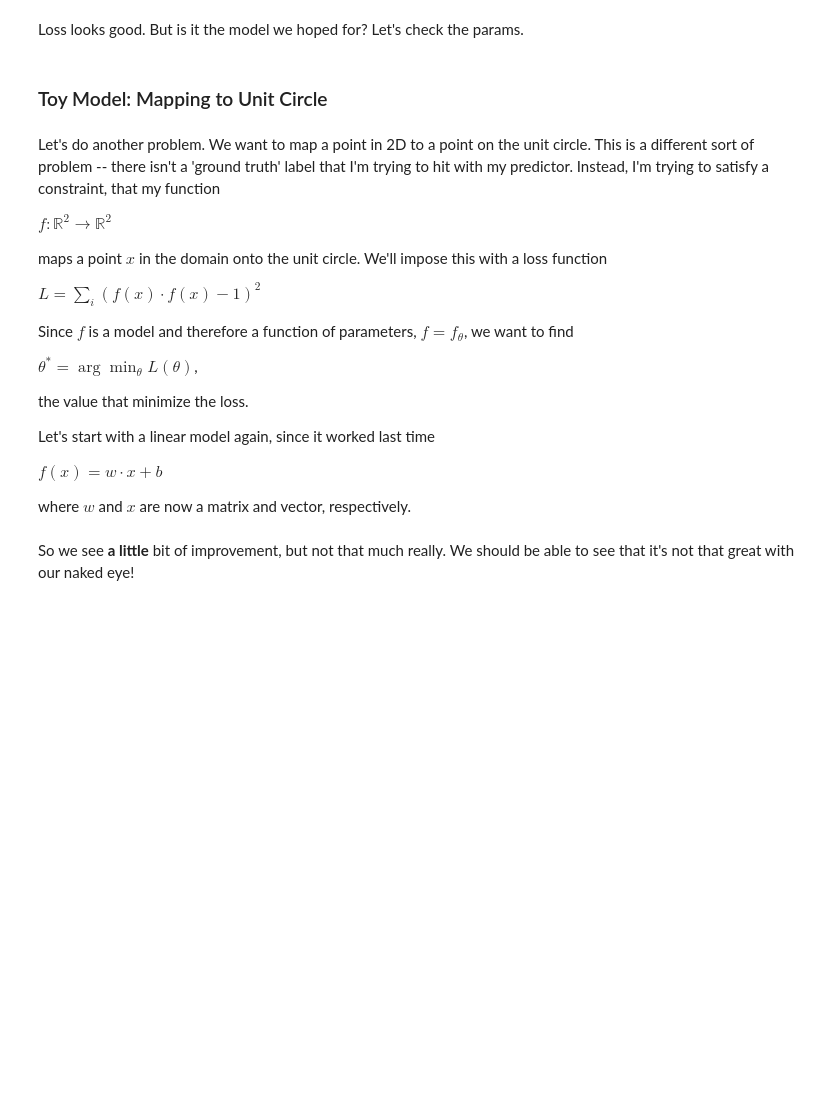
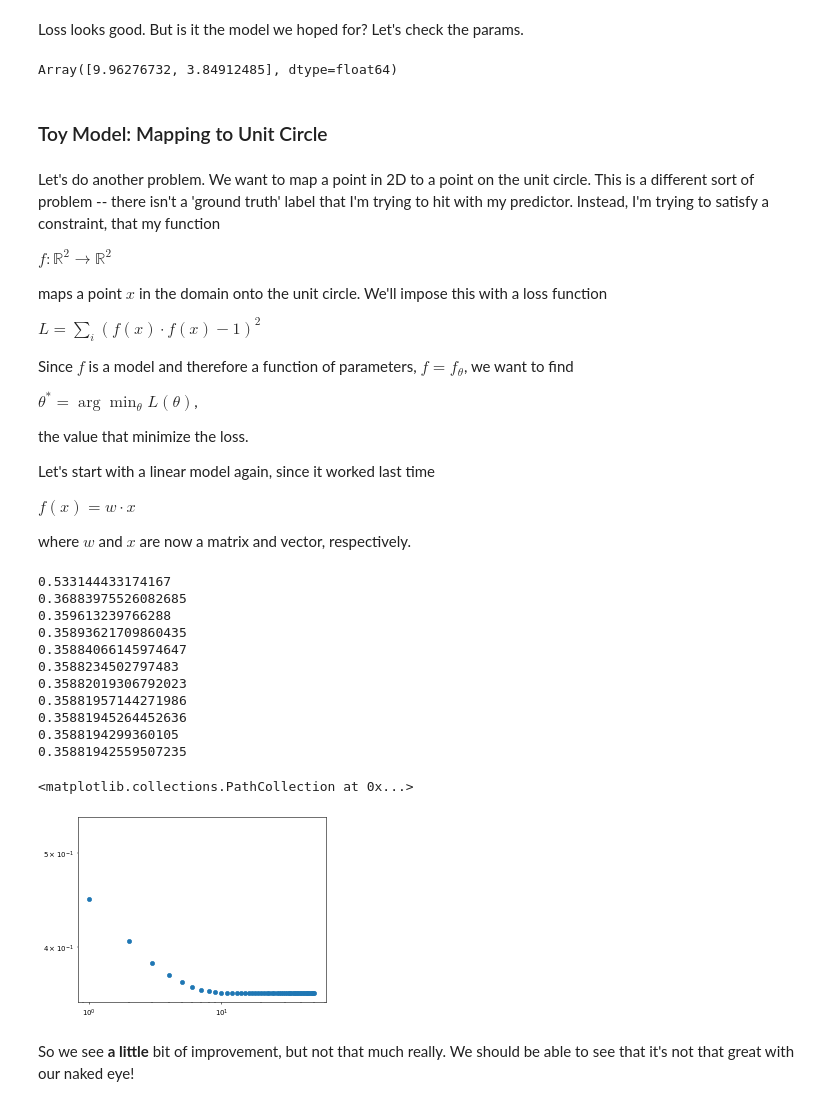
Before and after one commit to jimhalverson/COMP2023, a Jupyter notebook: notebooks/Intro to Python/5_Lecture_Neural Networks.ipynb, the cells around one changed output. Cells and saved outputs as stored; diff of their text form; code cells hidden in the pictures; blank space fills up the shorter version.

```diff
--- a/notebooks/Intro to Python/5_Lecture_Neural Networks.ipynb
+++ b/notebooks/Intro to Python/5_Lecture_Neural Networks.ipynb
@@ -59,5 +169,9 @@ This loop is the 'train loop.' It starts with the definition of an initial point
 # %% [markdown]
 Loss looks good. But is it the model we hoped for? Let's check the params.
+# %%
+theta
+# %% [output]
+Array([9.96276732, 3.84912485], dtype=float64)
 # %% [markdown]
 ### Toy Model: Mapping to Unit Circle
 # %% [markdown]
@@ -77,8 +191,54 @@ the value that minimize the loss.
 
 Let's start with a linear model again, since it worked last time
 
-$f(x) = w \cdot x + b$
+$f(x) = w \cdot x$
 
 where $w$ and $x$ are now a matrix and vector, respectively.
+# %%
+def model(theta, x): # x has shape bi, b for batch, i for R2
+    w, B = theta # w has shape ji, b has shape j
+    return jnp.einsum('ji,bi->bj', w, x)
+
+def unit_circle_loss(theta,x):
+    fx = model(theta,x)
+    return jnp.mean((jnp.linalg.norm(fx, axis=1) - 1)**2)
+
+def update(theta, x, lr=0.1):
+    w, B = theta
+    loss = unit_circle_loss(theta, x)
+    grad_loss_w, grad_loss_B = grad(unit_circle_loss)(theta, x)
+    new_params = [w - lr * grad_loss_w, B - lr * grad_loss_B]
+    return loss, new_params
+# %%
+theta = [jnp.array([[0.5,0.5],[0.5,0.5]]), jnp.array([0.5,0.5])]
+
+num_points = 37
+
+xs = np.random.normal(size=(num_points, 2))
+
+num_epochs, losses = 50, []
+
+for epoch in range(num_epochs+1):
+    loss, theta = update(theta, xs)
+    if epoch % 5 == 0: print(loss)
+    losses.append(loss)
+
+plt.xscale('log')
+plt.yscale('log')
+plt.scatter(list(range(num_epochs+1)), losses)
+# %% [output]
+0.533144433174167
+0.36883975526082685
+0.359613239766288
+0.35893621709860435
+0.35884066145974647
+0.3588234502797483
+0.35882019306792023
+0.35881957144271986
+0.35881945264452636
+0.3588194299360105
+0.35881942559507235
+<matplotlib.collections.PathCollection at 0x...>
+[figure, added]
 # %% [markdown]
 So we see **a little** bit of improvement, but not that much really. We should be able to see that it's not that great with our naked eye!
```
Also changed, not shown: parts of 18 cells of this notebook.
